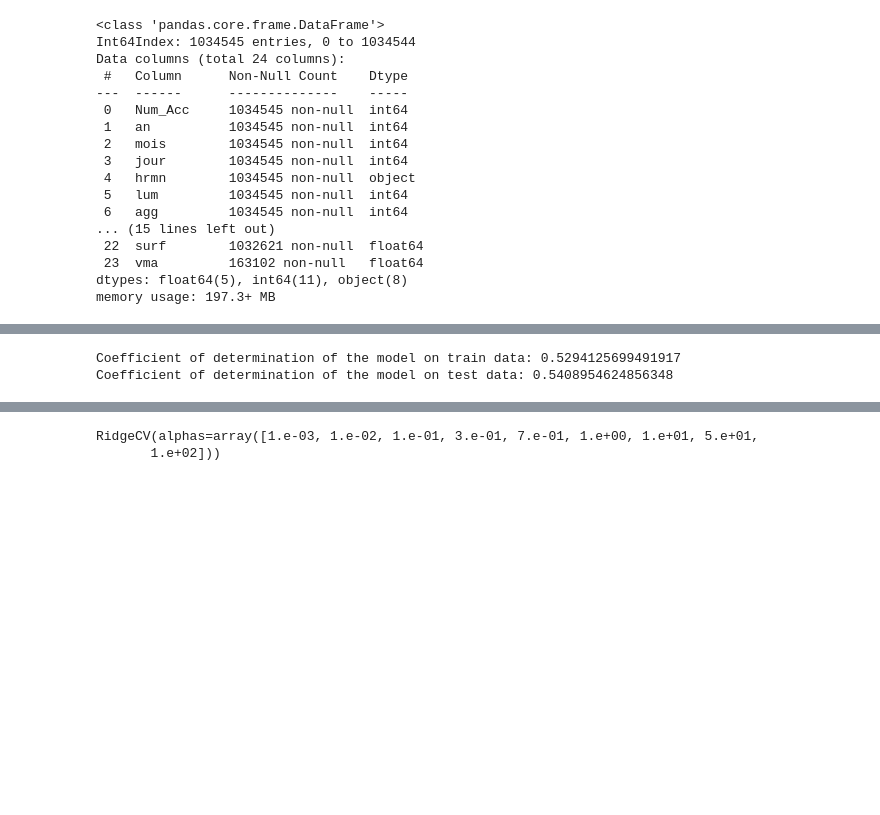
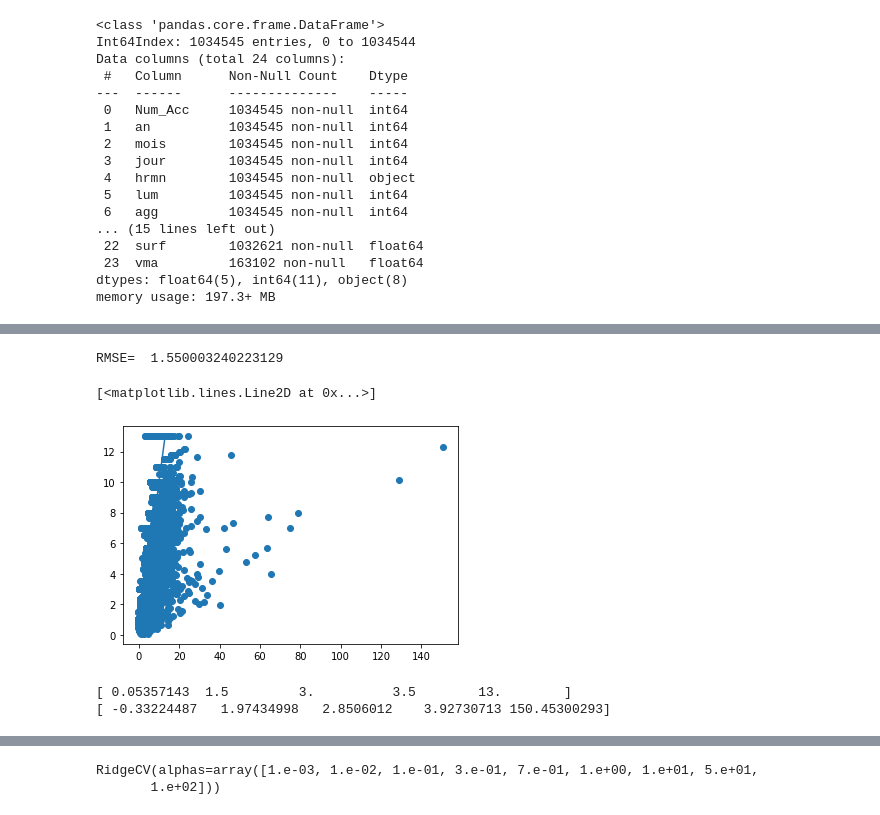
Before and after one commit to trungsi/DS-project---Road-accidents-in-France, a Jupyter notebook: Linear_regressions.ipynb, the cells around one changed output, grey strips where cells are left out. Saved outputs shown, nothing was run; the diff lists cells and outputs as text; code cells hidden in the pictures; blank space fills up the shorter version.

```diff
--- a/Linear_regressions.ipynb
+++ b/Linear_regressions.ipynb
@@ -119,6 +173,19 @@ LinearRegression()
-# %%
-print("Coefficient of determination of the model on train data:", slr.score(X_train, y_train))
-print("Coefficient of determination of the model on test data:", slr.score(X_test, y_test))
-# %% [output]
-Coefficient of determination of the model on train data: 0.5294125699491917
-Coefficient of determination of the model on test data: 0.5408954624856348
+# %%
+y_train_pred = slr.predict(X_train)
+import math
+print('RMSE= ', math.sqrt(((y_train_pred - y_train)**2).mean()))
+# %% [output]
+RMSE=  1.550003240223129
+# %%
+plt.scatter(y_train_pred, y_train)
+plt.plot((y_train.min(),y_train.max()), (y_train.min(),y_train.max()))
+# %% [output]
+[<matplotlib.lines.Line2D at 0x...>]
+[figure, added]
+# %%
+import numpy as np
+print(np.percentile(y_train, q=[0, 25, 50, 75, 100]))
+print(np.percentile(y_train_pred, q=[0, 25, 50, 75, 100]))
+# %% [output]
+[ 0.05357143  1.5         3.          3.5        13.        ]
+[ -0.33224487   1.97434998   2.8506012    3.92730713 150.45300293]
```
Also changed, not shown: parts of 18 cells of this notebook.
